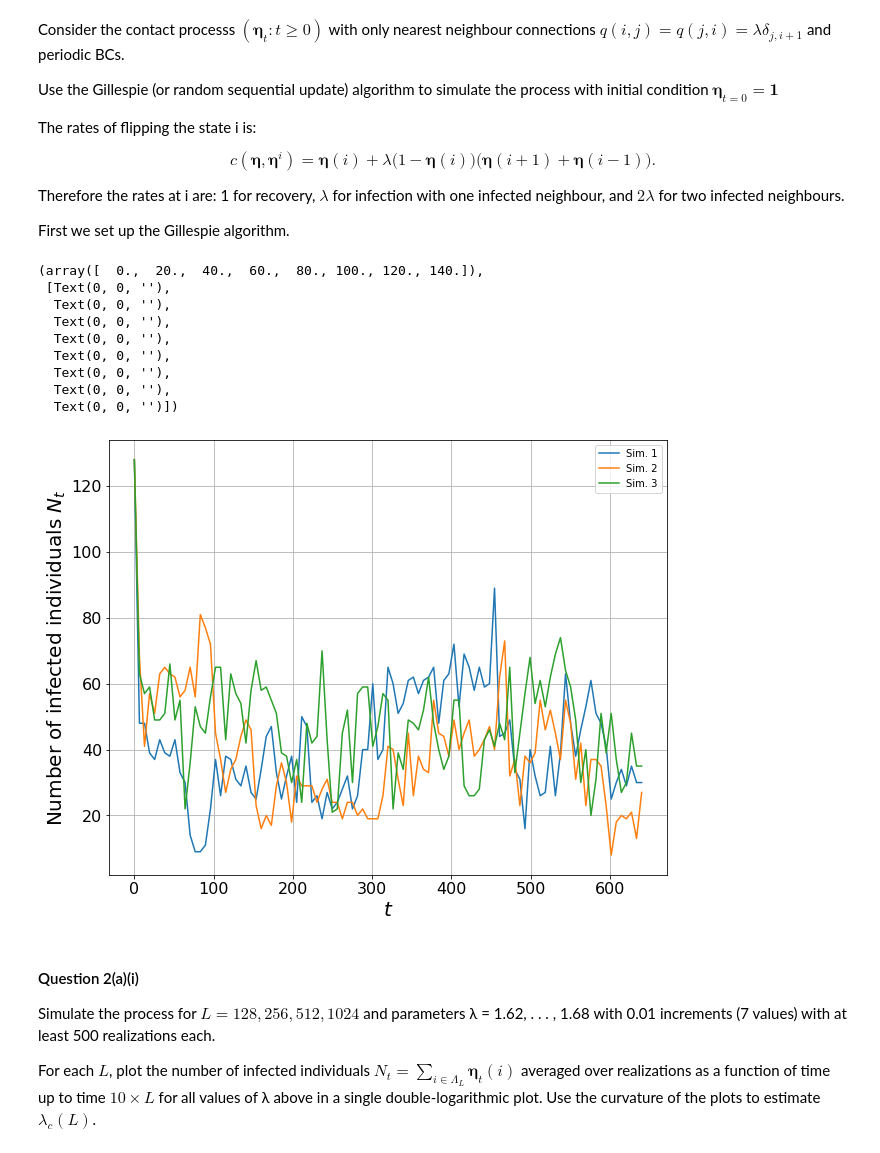
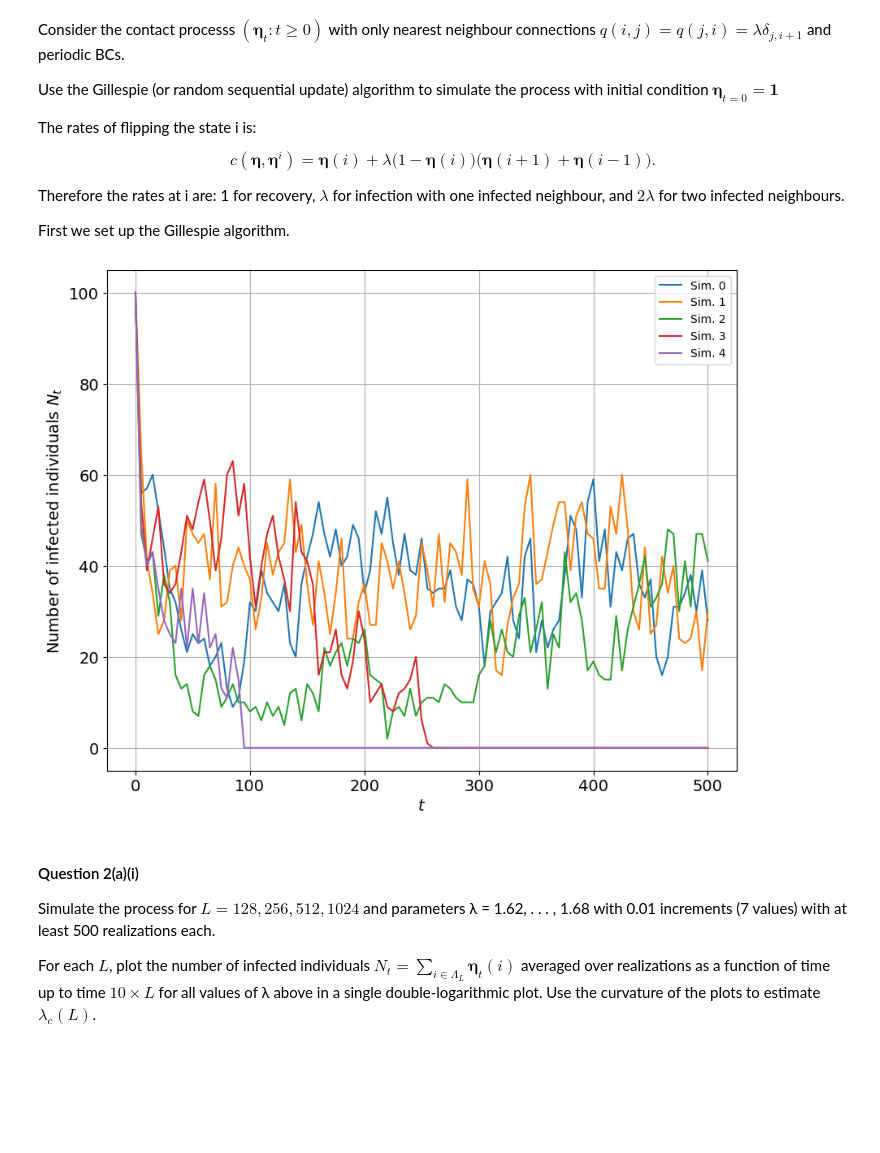
Before and after one commit to AJNugent2/MA933, a Jupyter notebook: Notebooks/Support_Class_5.ipynb, the cells around one changed output. Drawn from its saved outputs; the diff is of its cells as text; code cells hidden in the pictures; blank space fills up the shorter version.

```diff
--- a/Notebooks/Support_Class_5.ipynb
+++ b/Notebooks/Support_Class_5.ipynb
@@ -99,9 +99,9 @@ def CP(sims,λ,L,tmax,steps):
     return N
 # %%
 #Test it out:
-sims = 3       #independent simulations
+sims = 5       #independent simulations
 λ = 1.62       #rate of infection
-L = 128        #number of individuals
+L = 100        #number of individuals
 tmax = 5*L    #maximum runtime
 steps = 100     #number of output times (multiple recoveries/infections may occur in each delta t - avoid using a growing array)
 
@@ -109,28 +109,18 @@ N = CP(sims,λ,L,tmax,steps)
 # %%
 #plot the results
 plt.figure(figsize=(10,8))
-plt.plot(np.arange(0,tmax+(tmax/steps),tmax/steps),N[0,:],label='Sim. 1')
-plt.plot(np.arange(0,tmax+(tmax/steps),tmax/steps),N[1,:],label='Sim. 2')
-plt.plot(np.arange(0,tmax+(tmax/steps),tmax/steps),N[2,:],label='Sim. 3')
+for sim in range(sims):
+    plt.plot(np.arange(0,tmax+(tmax/steps),tmax/steps),N[sim,:],label='Sim. {}'.format(sim))
 # plt.plot(np.arange(0,tmax+(tmax/steps),tmax/steps),N[3,:],label='Sim. 4')
 # plt.plot(np.arange(0,tmax+(tmax/steps),tmax/steps),N[4,:],label='Sim. 5')
 plt.legend()
-plt.xlabel('$t$', fontsize = 20)
-plt.ylabel('Number of infected individuals $N_t$', fontsize = 20)
+plt.xlabel('$t$', fontsize = 14)
+plt.ylabel('Number of infected individuals $N_t$', fontsize = 14)
 plt.grid()
-plt.xticks(fontsize = 16)
-plt.yticks(fontsize = 16)
+plt.xticks(fontsize = 14)
+plt.yticks(fontsize = 14);
 # %% [output]
-(array([  0.,  20.,  40.,  60.,  80., 100., 120., 140.]),
- [Text(0, 0, ''),
-  Text(0, 0, ''),
-  Text(0, 0, ''),
-  Text(0, 0, ''),
-  Text(0, 0, ''),
-  Text(0, 0, ''),
-  Text(0, 0, ''),
-  Text(0, 0, '')])
-[figure, old version]
+[figure, new version]
 # %% [markdown]
 #### Question 2(a)(i)
 
```
Also changed, not shown: parts of 14 cells of this notebook.
